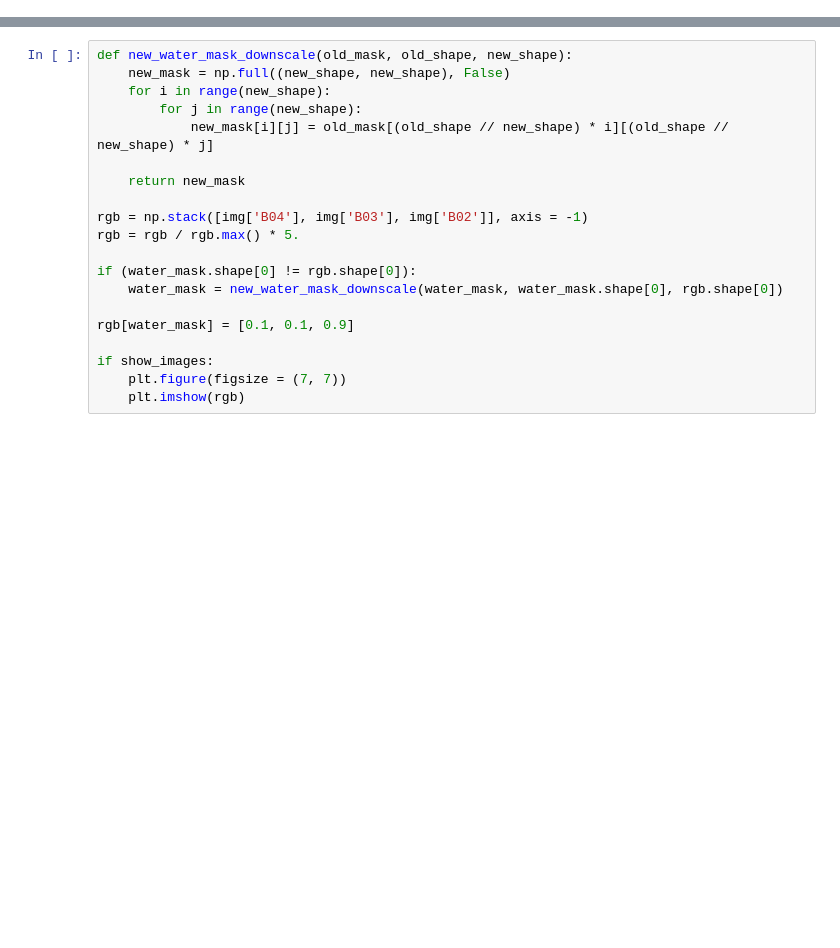
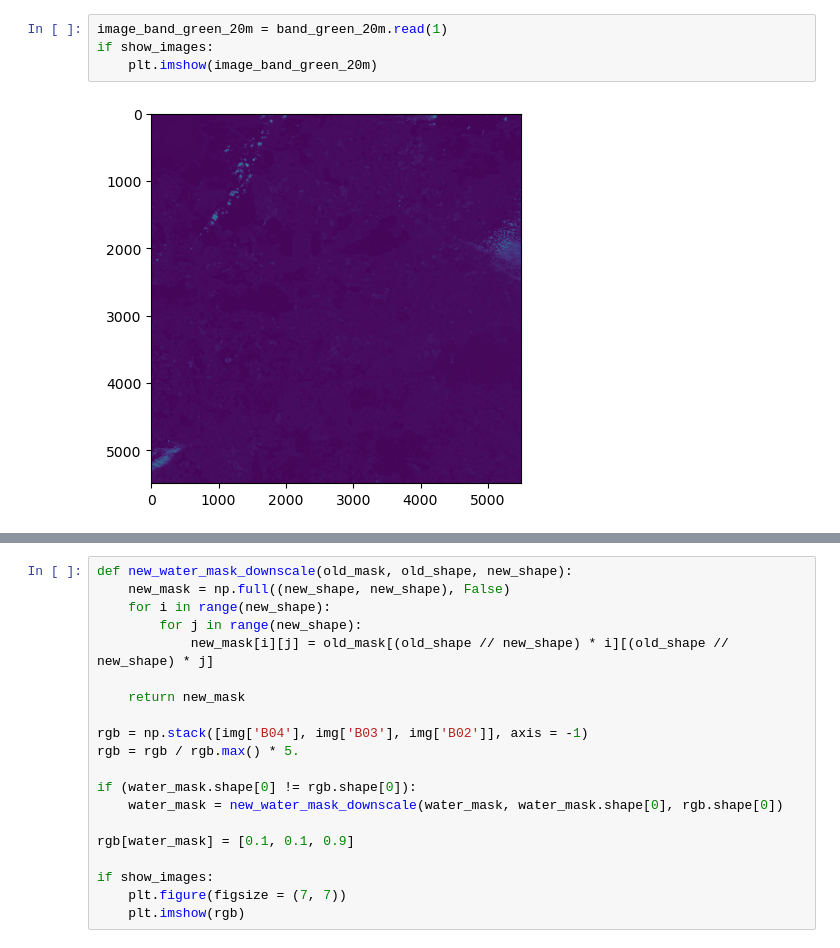
Before and after one commit to rafalgrm/senti-water, a Jupyter notebook: main.ipynb, the cells around one changed output, grey strips where cells are left out. Saved outputs shown, nothing was run; the diff lists cells and outputs as text; blank space fills up the shorter version.

```diff
--- a/main.ipynb
+++ b/main.ipynb
@@ -36,0 +46,6 @@ if show_images:
+# %%
+image_band_green_20m = band_green_20m.read(1)
+if show_images:
+    plt.imshow(image_band_green_20m)
+# %% [output]
+[figure, added]
```
Also changed, not shown: parts of 13 cells of this notebook, 1 other file.
